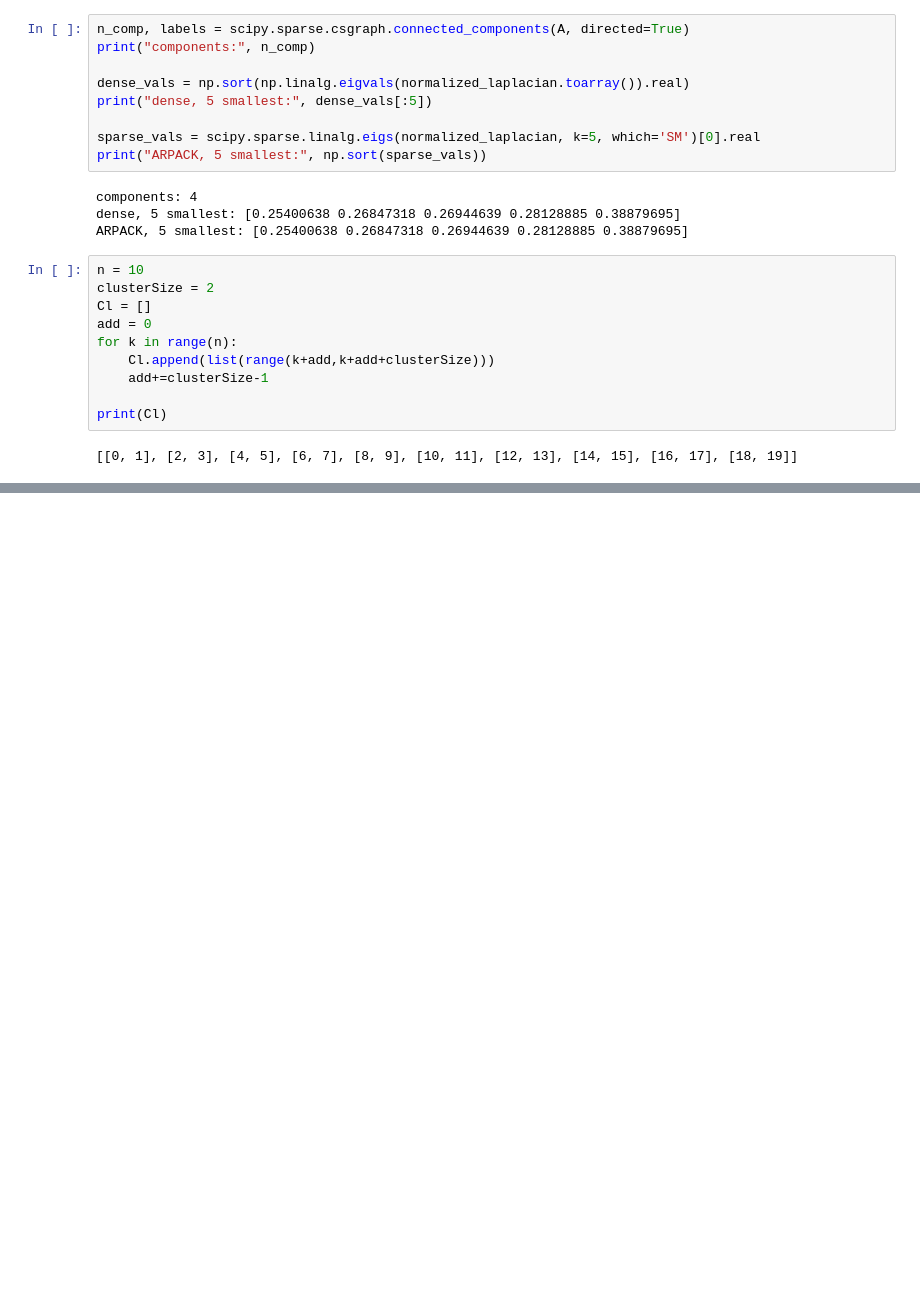
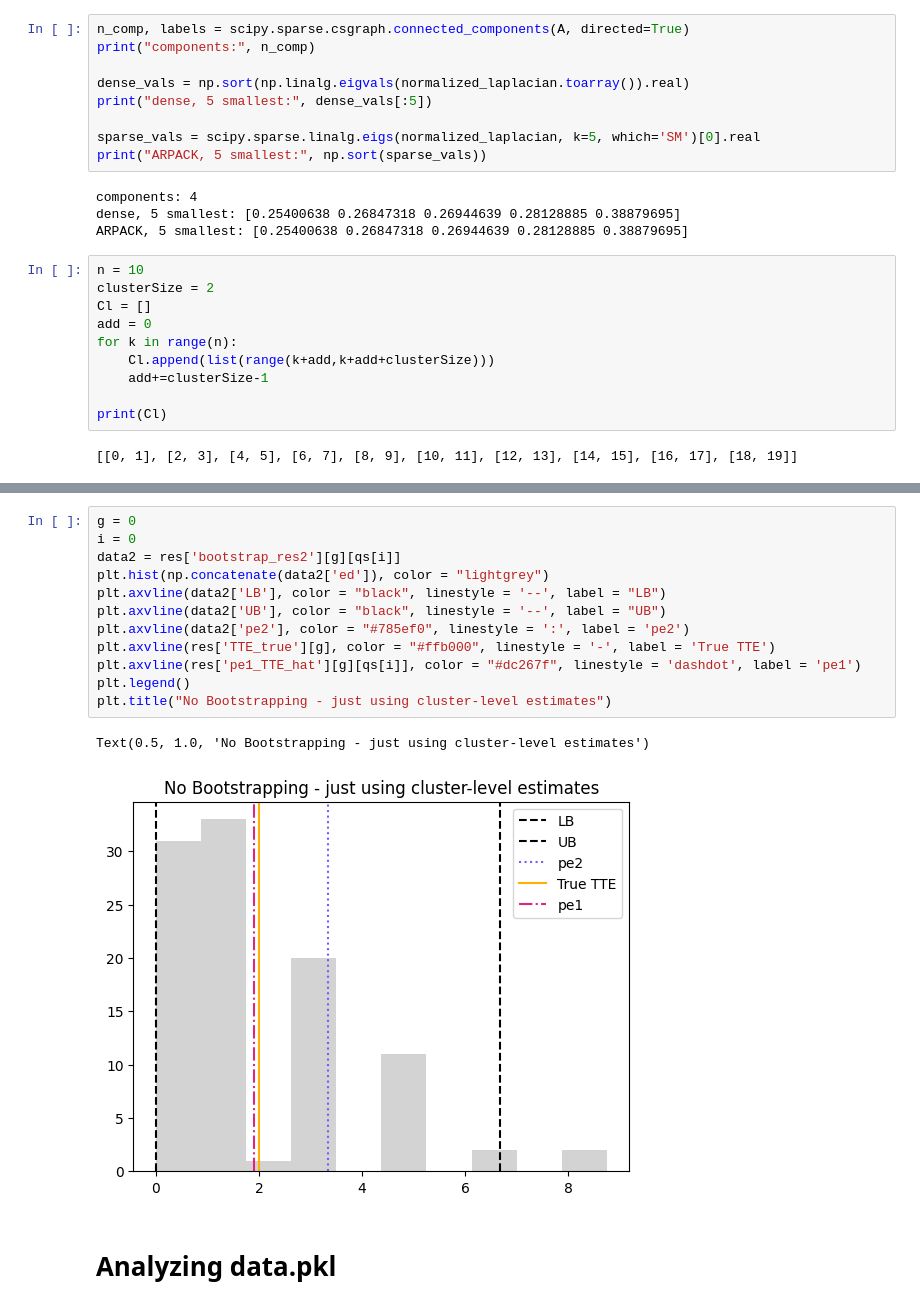
Before and after one commit to mayscortez/UQ-for-staggered-rollouts, a Jupyter notebook: experiment.ipynb, the cells around one changed output, grey strips where cells are left out. Cells and saved outputs as stored; diff of their text form; blank space fills up the shorter version.

```diff
--- a/experiment.ipynb
+++ b/experiment.ipynb
@@ -221,0 +350,17 @@ print(Cl)
+# %%
+g = 0
+i = 0
+data2 = res['bootstrap_res2'][g][qs[i]]
+plt.hist(np.concatenate(data2['ed']), color = "lightgrey")
+plt.axvline(data2['LB'], color = "black", linestyle = '--', label = "LB")
+plt.axvline(data2['UB'], color = "black", linestyle = '--', label = "UB")
+plt.axvline(data2['pe2'], color = "#785ef0", linestyle = ':', label = 'pe2')
+plt.axvline(res['TTE_true'][g], color = "#ffb000", linestyle = '-', label = 'True TTE')
+plt.axvline(res['pe1_TTE_hat'][g][qs[i]], color = "#dc267f", linestyle = 'dashdot', label = 'pe1')
+plt.legend()
+plt.title("No Bootstrapping - just using cluster-level estimates")
+# %% [output]
+Text(0.5, 1.0, 'No Bootstrapping - just using cluster-level estimates')
+[figure, added]
+# %% [markdown]
+# Analyzing data.pkl
```
Also changed, not shown: parts of 17 cells of this notebook.
